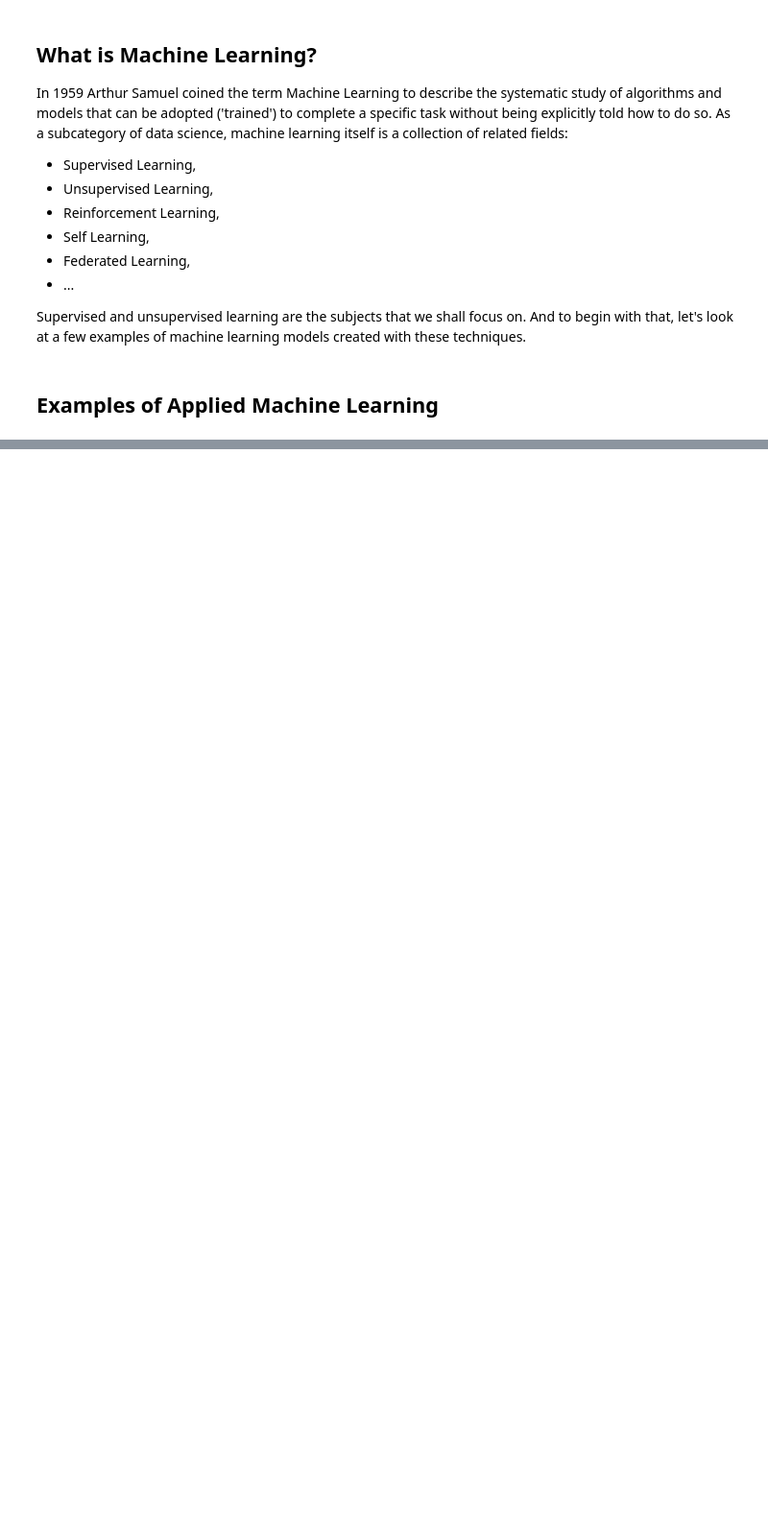
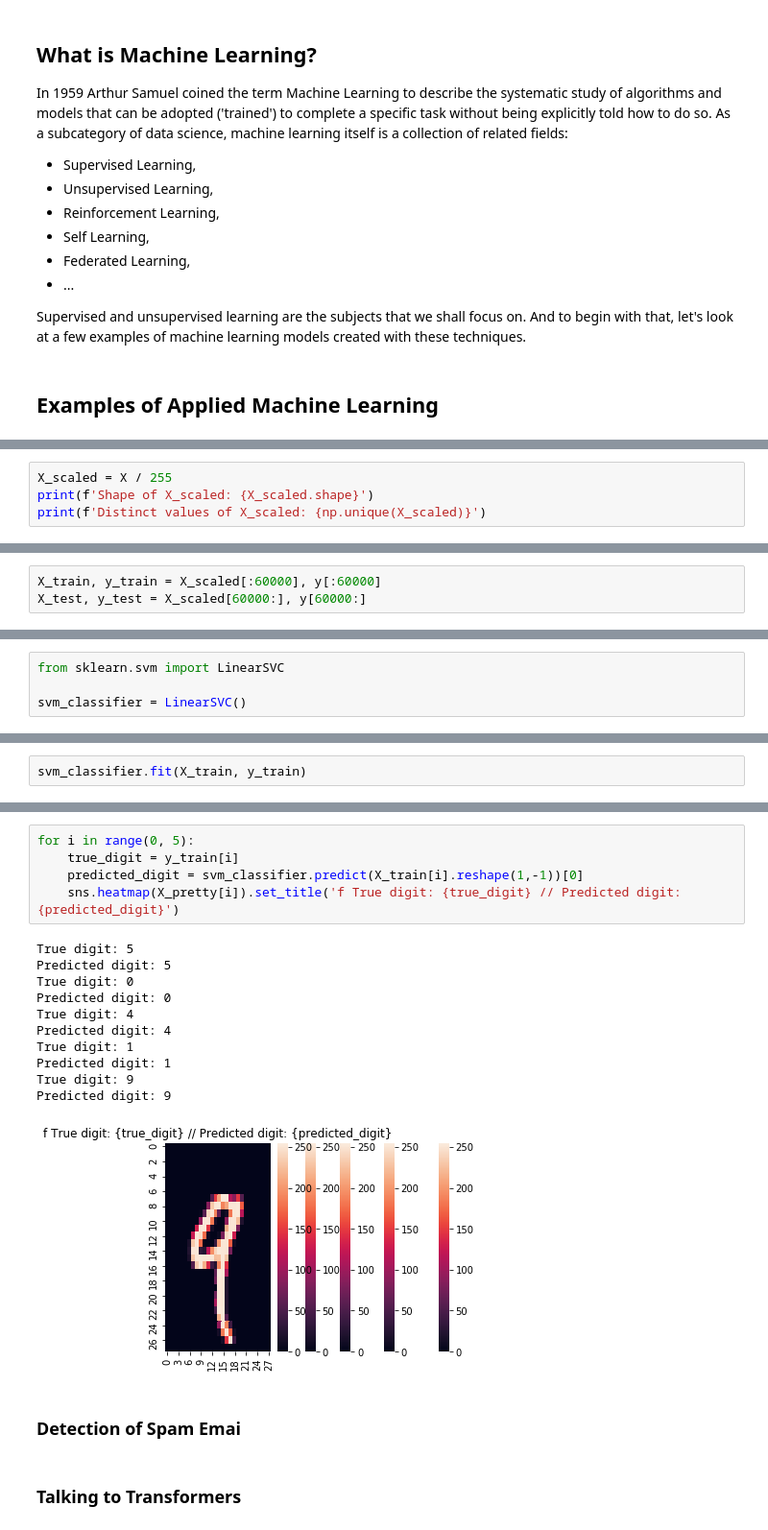
Before and after one commit to KappaDistributive/Practical-Data-Science, a Jupyter notebook: Introduction.ipynb, the cells around one changed output, grey strips where cells are left out. Shown at 96% size. Saved outputs shown, nothing was run; the diff lists cells and outputs as text; blank space fills up the shorter version.

```diff
--- a/Introduction.ipynb
+++ b/Introduction.ipynb
@@ -80,0 +176,4 @@ This task lies in the golden intersections of problems that are very hard to sol
+# %%
+X_scaled = X / 255
+print(f'Shape of X_scaled: {X_scaled.shape}')
+print(f'Distinct values of X_scaled: {np.unique(X_scaled)}')
@@ -80,0 +202,3 @@ This task lies in the golden intersections of problems that are very hard to sol
+# %%
+X_train, y_train = X_scaled[:60000], y[:60000]
+X_test, y_test = X_scaled[60000:], y[60000:]
@@ -80,0 +211,4 @@ This task lies in the golden intersections of problems that are very hard to sol
+# %%
+from sklearn.svm import LinearSVC
+
+svm_classifier = LinearSVC()
@@ -80,0 +219,2 @@ This task lies in the golden intersections of problems that are very hard to sol
+# %%
+svm_classifier.fit(X_train, y_train)
@@ -80,0 +234,21 @@ This task lies in the golden intersections of problems that are very hard to sol
+# %%
+for i in range(0, 5):
+    true_digit = y_train[i]
+    predicted_digit = svm_classifier.predict(X_train[i].reshape(1,-1))[0]
+    sns.heatmap(X_pretty[i]).set_title('f True digit: {true_digit} // Predicted digit: {predicted_digit}')
+# %% [output]
+True digit: 5
+Predicted digit: 5
+True digit: 0
+Predicted digit: 0
+True digit: 4
+Predicted digit: 4
+True digit: 1
+Predicted digit: 1
+True digit: 9
+Predicted digit: 9
+[figure, added]
+# %% [markdown]
+### Detection of Spam Emai
+# %% [markdown]
+### Talking to Transformers
```
Also changed, not shown: parts of 24 cells of this notebook.
